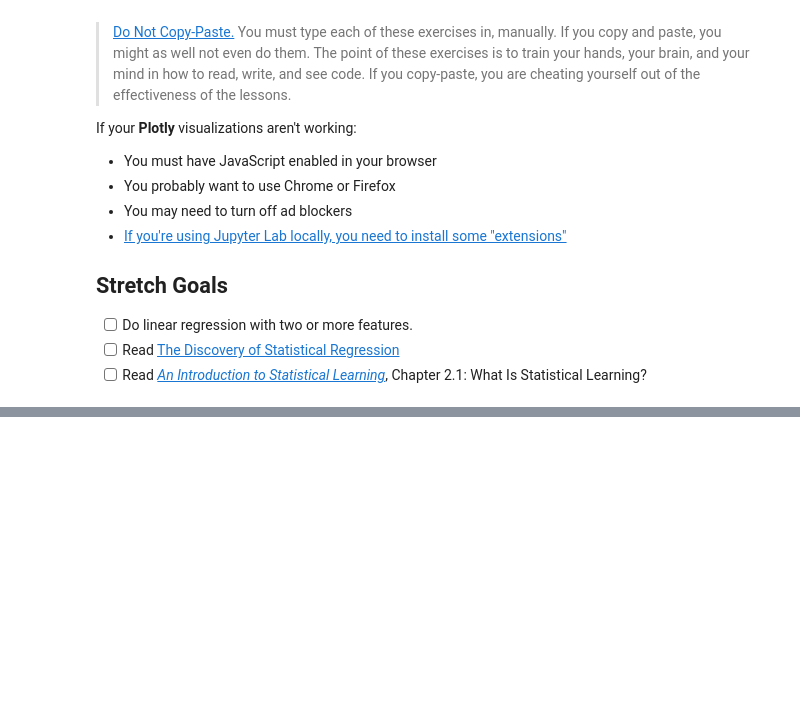
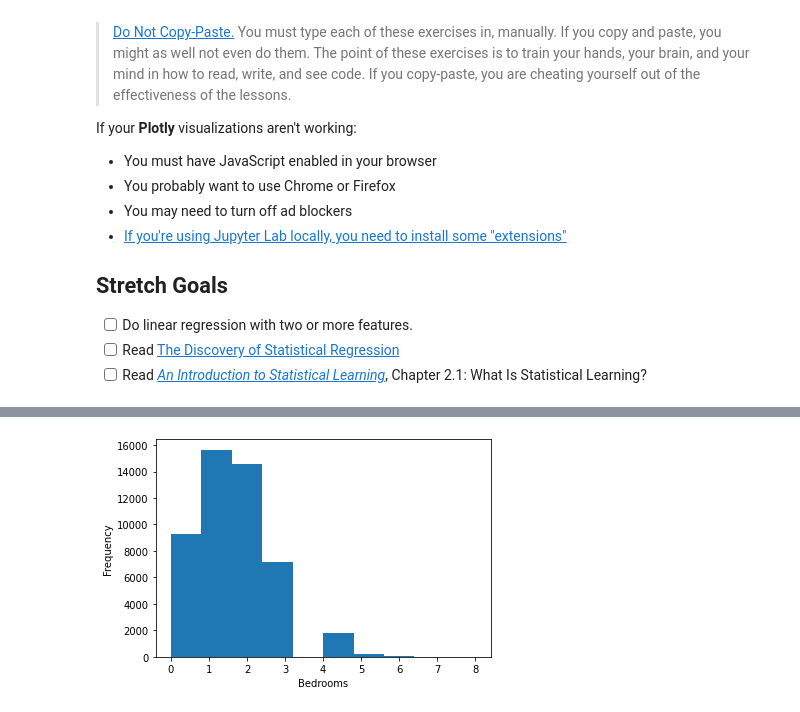
Before and after one commit to bloominstituteoftechnology/DS-Unit-2-Linear-Models, a Jupyter notebook: module1-regression-1/LS_DS_211_assignment.ipynb, the cells around one changed output, grey strips where cells are left out. Saved outputs shown, nothing was run; the diff lists cells and outputs as text; code cells hidden in the pictures; blank space fills up the shorter version.

```diff
--- a/module1-regression-1/LS_DS_211_assignment.ipynb
+++ b/module1-regression-1/LS_DS_211_assignment.ipynb
@@ -62,0 +121,6 @@ df = df[(df['price'] >= 1375) & (df['price'] <= 15500) &
+# %%
+# Bedrooms might have a closer relationship to price
+df['bedrooms'].plot(kind='hist')
+plt.xlabel('Bedrooms');
+# %% [output]
+[figure, added]
```
Also changed, not shown: parts of 18 cells of this notebook.
